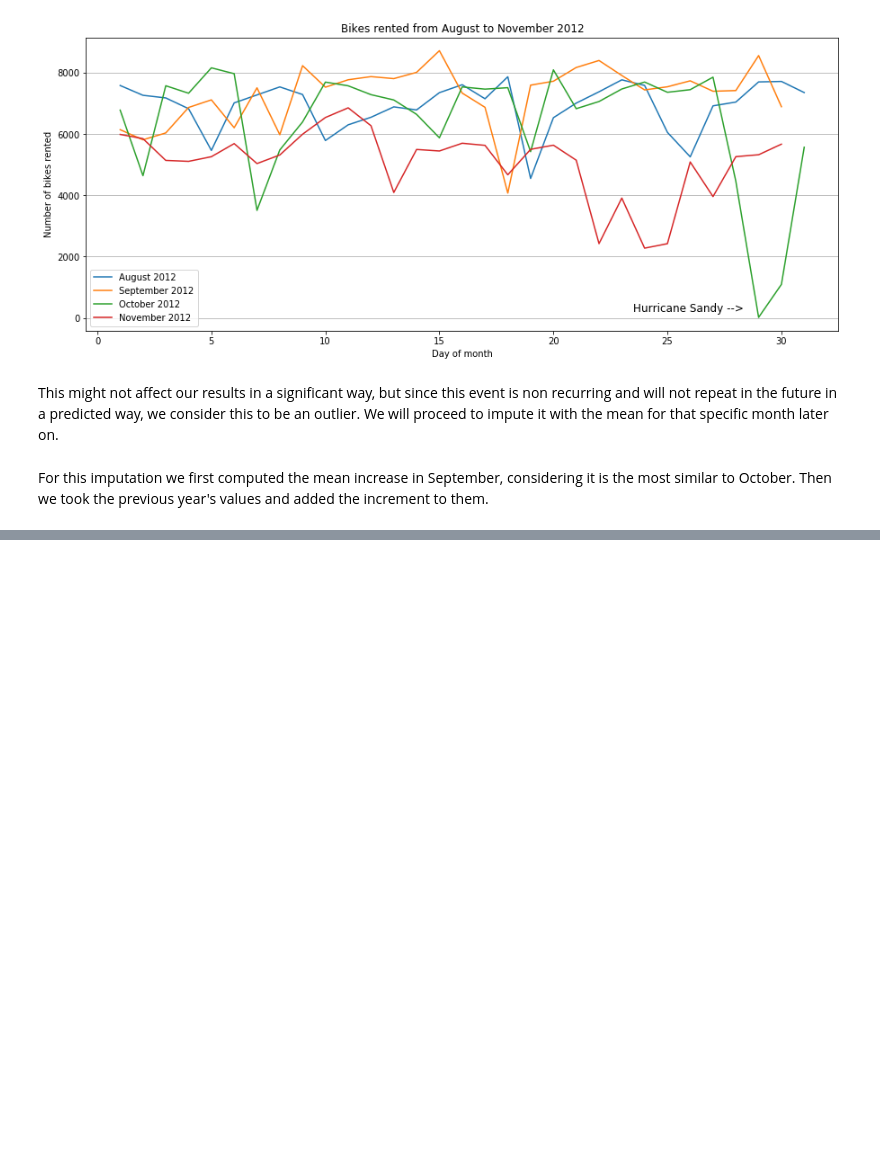
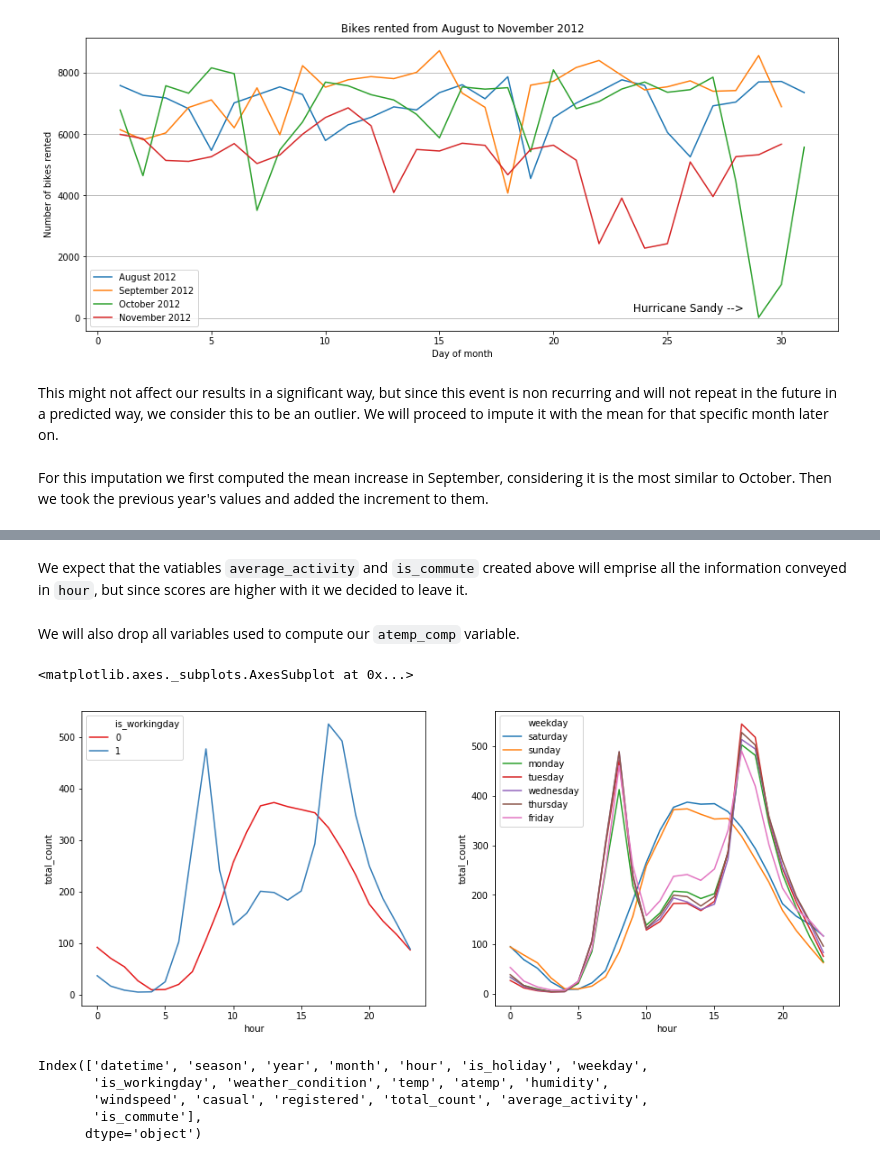
Before and after one commit to lhandal/bike_sharing_dask, a Jupyter notebook: Dask_Bike-Sharing_Leandro_Handal.ipynb, the cells around one changed output, grey strips where cells are left out. Saved outputs shown, nothing was run; the diff lists cells and outputs as text; code cells hidden in the pictures; blank space fills up the shorter version.

```diff
--- a/Dask_Bike-Sharing_Leandro_Handal.ipynb
+++ b/Dask_Bike-Sharing_Leandro_Handal.ipynb
@@ -714,0 +728,29 @@ hour['casual'] = casual['casual']
+# %% [markdown]
+We expect that the vatiables `average_activity` and `is_commute` created above will emprise all the information conveyed in `hour`, but since scores are higher with it we decided to leave it.
+# %% [markdown]
+We will also drop all variables used to compute our `atemp_comp` variable.
+# %%
+fig, (ax1, ax2) = plt.subplots(nrows=1, ncols=2, figsize=(15, 6))
+
+sns.lineplot(
+    x="hour",
+    y="total_count",
+    hue="is_workingday",
+    data=hour.compute(),
+    ci=None,
+    palette="Set1",
+    ax=ax1,
+)
+
+sns.lineplot(x="hour", y="total_count", hue="weekday", data=hour.compute(), ci=None, ax=ax2)
+# %% [output]
+<matplotlib.axes._subplots.AxesSubplot at 0x...>
+[figure, added]
+# %%
+hour.columns
+# %% [output]
+Index(['datetime', 'season', 'year', 'month', 'hour', 'is_holiday', 'weekday',
+       'is_workingday', 'weather_condition', 'temp', 'atemp', 'humidity',
+       'windspeed', 'casual', 'registered', 'total_count', 'average_activity',
+       'is_commute'],
+      dtype='object')
```
Also changed, not shown: parts of 3 cells of this notebook.
